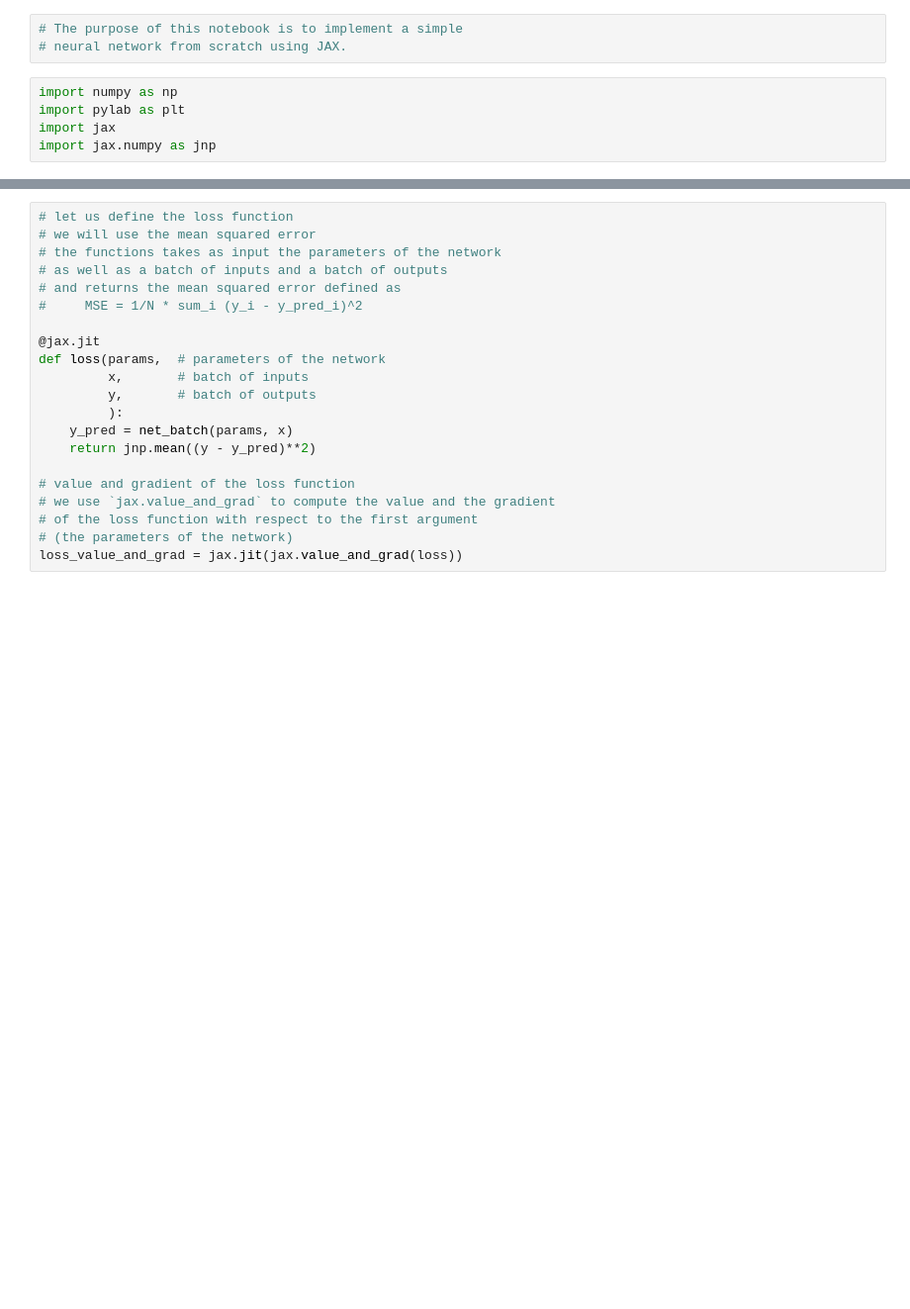
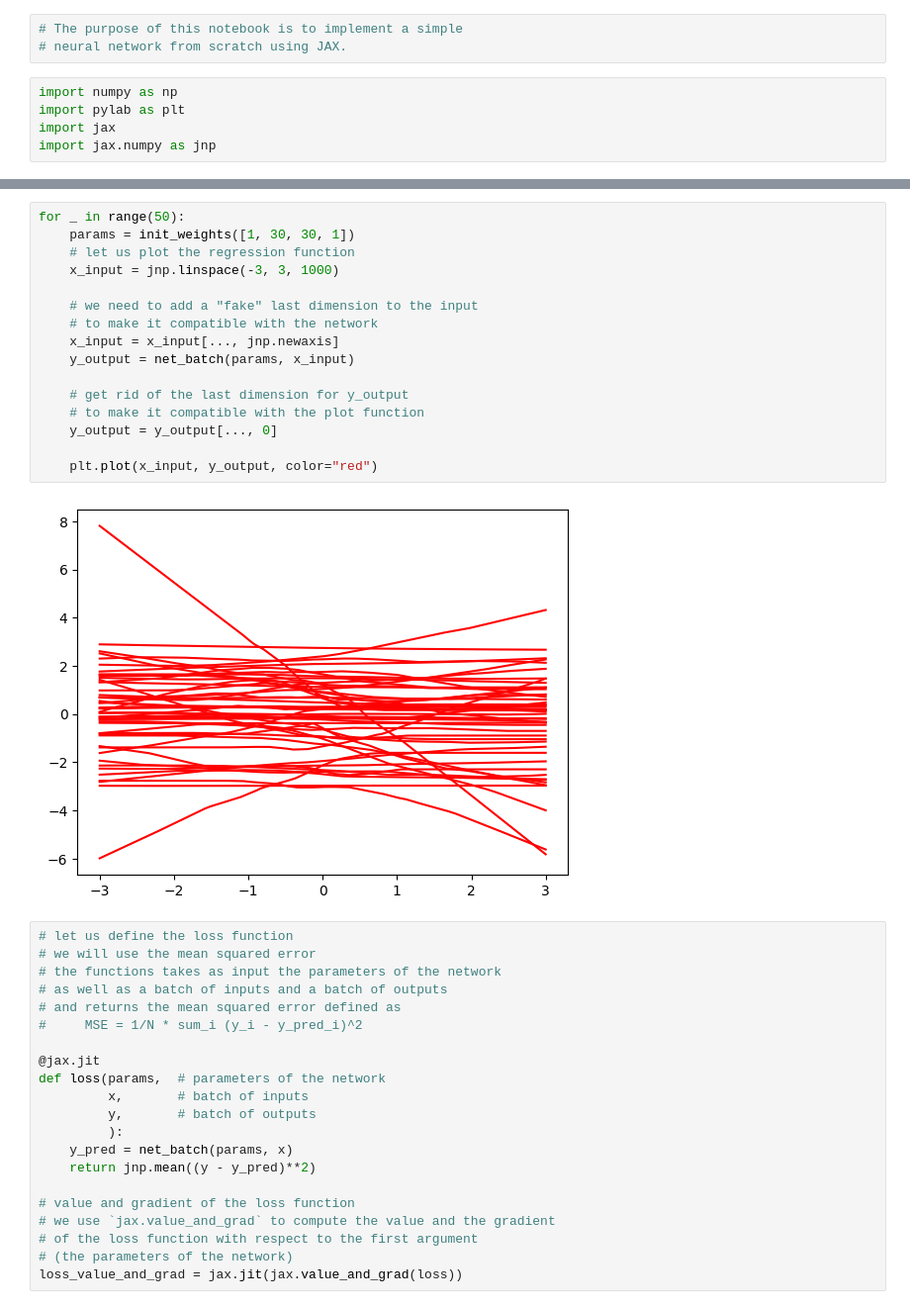
Before and after one commit to kannch8765/Simple-Models, a Jupyter notebook: deep_regression_from_scratch.ipynb, the cells around one changed output, grey strips where cells are left out. Shown at 99% size. Cells and saved outputs as stored; diff of their text form; blank space fills up the shorter version.

```diff
--- a/deep_regression_from_scratch.ipynb
+++ b/deep_regression_from_scratch.ipynb
@@ -126,3 +138,21 @@ plt.plot(x_input, y_output, color="red")
+# %%
+for _ in range(50):
+    params = init_weights([1, 30, 30, 1])
+    # let us plot the regression function
+    x_input = jnp.linspace(-3, 3, 1000)
+
+    # we need to add a "fake" last dimension to the input
+    # to make it compatible with the network
+    x_input = x_input[..., jnp.newaxis]
+    y_output = net_batch(params, x_input)
+
+    # get rid of the last dimension for y_output
+    # to make it compatible with the plot function
+    y_output = y_output[..., 0]
+
+    plt.plot(x_input, y_output, color="red")
+# %% [output]
+[figure, added]
 # %%
 # let us define the loss function
 # we will use the mean squared error
```
Also changed, not shown: parts of 10 cells of this notebook.
